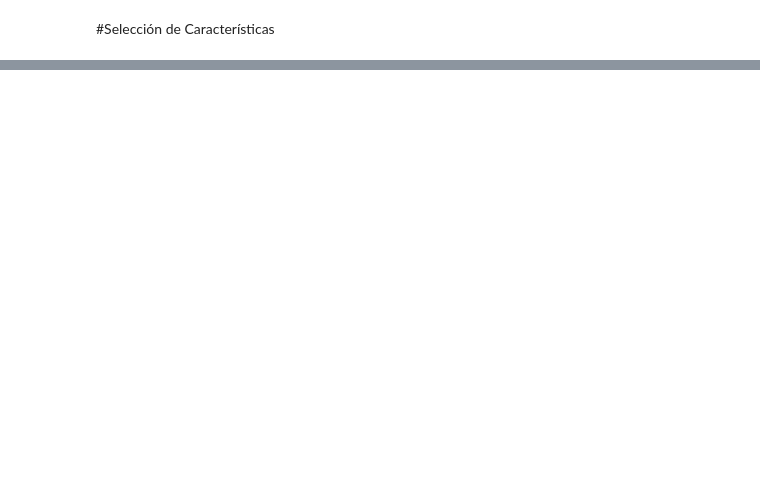
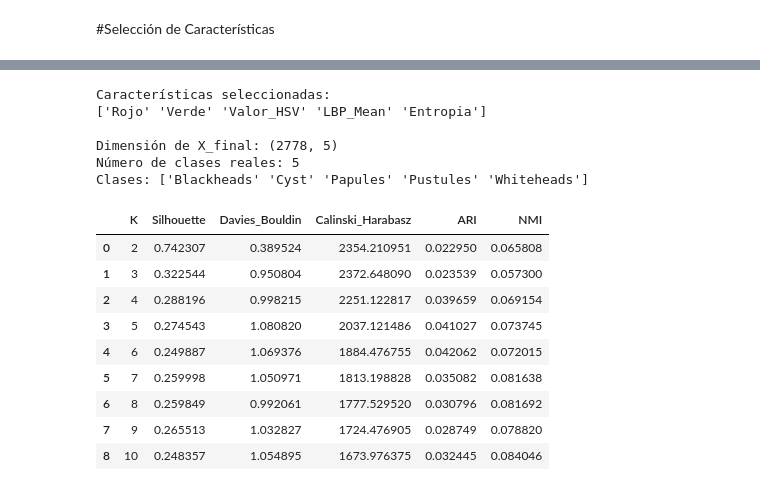
Before and after one commit to hecfrantuis/Proyecto-IA-1, a Jupyter notebook: Proyecto_AcneI_A1_Modelos_No_Supervisados.ipynb, the cells around one changed output, grey strips where cells are left out. Drawn from its saved outputs; the diff is of its cells as text; code cells hidden in the pictures; blank space fills up the shorter version.

```diff
--- a/Proyecto_AcneI_A1_Modelos_No_Supervisados.ipynb
+++ b/Proyecto_AcneI_A1_Modelos_No_Supervisados.ipynb
@@ -88,0 +175,35 @@ print(df_proyecto['Etiqueta'].value_counts())
+# %%
+# @title 1. Preparación general para clustering
+
+import numpy as np
+import pandas as pd
+import matplotlib.pyplot as plt
+
+from sklearn.cluster import KMeans, DBSCAN, AgglomerativeClustering
+from sklearn.metrics import (
+    silhouette_score,
+    davies_bouldin_score,
+    calinski_harabasz_score,
+    adjusted_rand_score,
+    normalized_mutual_info_score
+)
+from sklearn.decomposition import PCA
+from sklearn.manifold import TSNE
+from sklearn.neighbors import NearestNeighbors
+
+# Etiquetas reales solo para interpretación final
+y_real = np.array(y).ravel()
+
+print("Características seleccionadas:")
+print(features_seleccionadas)
+
+print("\nDimensión de X_final:", X_final.shape)
+print("Número de clases reales:", len(np.unique(y_real)))
+print("Clases:", df_proyecto["Etiqueta"].unique())
+# %% [output]
+Características seleccionadas:
+['Rojo' 'Verde' 'Valor_HSV' 'LBP_Mean' 'Entropia']
+
+Dimensión de X_final: (2778, 5)
+Número de clases reales: 5
+Clases: ['Blackheads' 'Cyst' 'Papules' 'Pustules' 'Whiteheads']
@@ -88,0 +241,45 @@ print(df_proyecto['Etiqueta'].value_counts())
+# %%
+# @title 3. K-Means: método del codo y Silhouette
+
+resultados_kmeans = []
+inercias = []
+
+rango_k = range(2, 11)
+
+for k in rango_k:
+    modelo = KMeans(n_clusters=k, random_state=42, n_init=10)
+    clusters = modelo.fit_predict(X_final)
+
+    inercias.append(modelo.inertia_)
+
+    resultado = evaluar_clustering(
+        X_final,
+        clusters,
+        y_real=y_real,
+        nombre_modelo=f"K-Means K={k}"
+    )
+
+    resultado["K"] = k
+    resultados_kmeans.append(resultado)
+
+df_kmeans = pd.DataFrame(resultados_kmeans)
+
+display(df_kmeans[[
+    "K",
+    "Silhouette",
+    "Davies_Bouldin",
+    "Calinski_Harabasz",
+    "ARI",
+    "NMI"
+]])
+# %% [output]
+|  | K | Silhouette | Davies_Bouldin | Calinski_Harabasz | ARI | NMI |
+| 0 | 2 | 0.742307 | 0.389524 | 2354.210951 | 0.022950 | 0.065808 |
+| 1 | 3 | 0.322544 | 0.950804 | 2372.648090 | 0.023539 | 0.057300 |
+| 2 | 4 | 0.288196 | 0.998215 | 2251.122817 | 0.039659 | 0.069154 |
+| 3 | 5 | 0.274543 | 1.080820 | 2037.121486 | 0.041027 | 0.073745 |
+| 4 | 6 | 0.249887 | 1.069376 | 1884.476755 | 0.042062 | 0.072015 |
+| 5 | 7 | 0.259998 | 1.050971 | 1813.198828 | 0.035082 | 0.081638 |
+| 6 | 8 | 0.259849 | 0.992061 | 1777.529520 | 0.030796 | 0.081692 |
+| 7 | 9 | 0.265513 | 1.032827 | 1724.476905 | 0.028749 | 0.078820 |
+| 8 | 10 | 0.248357 | 1.054895 | 1673.976375 | 0.032445 | 0.084046 |
```
Also changed, not shown: parts of 12 cells of this notebook.
